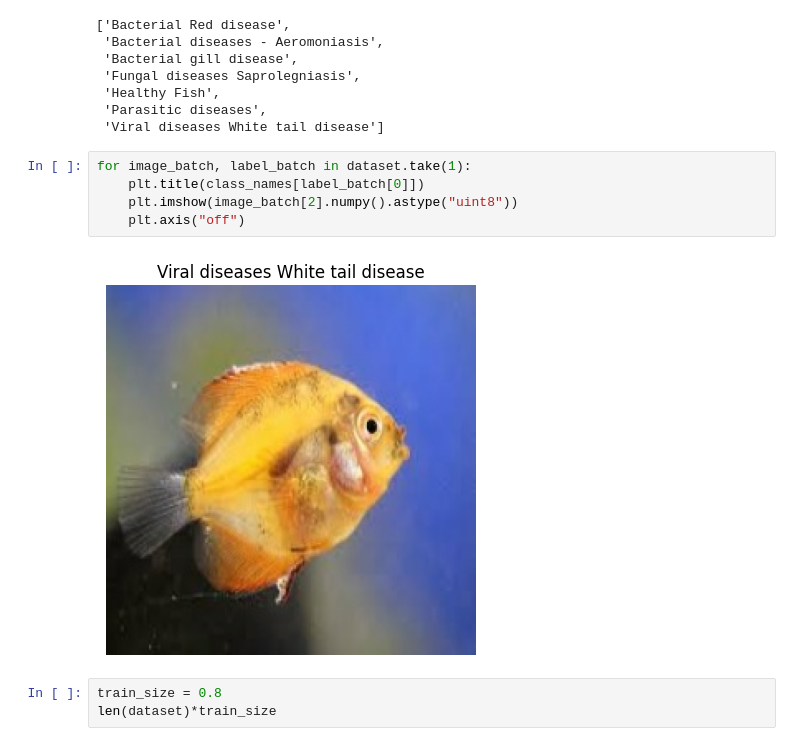
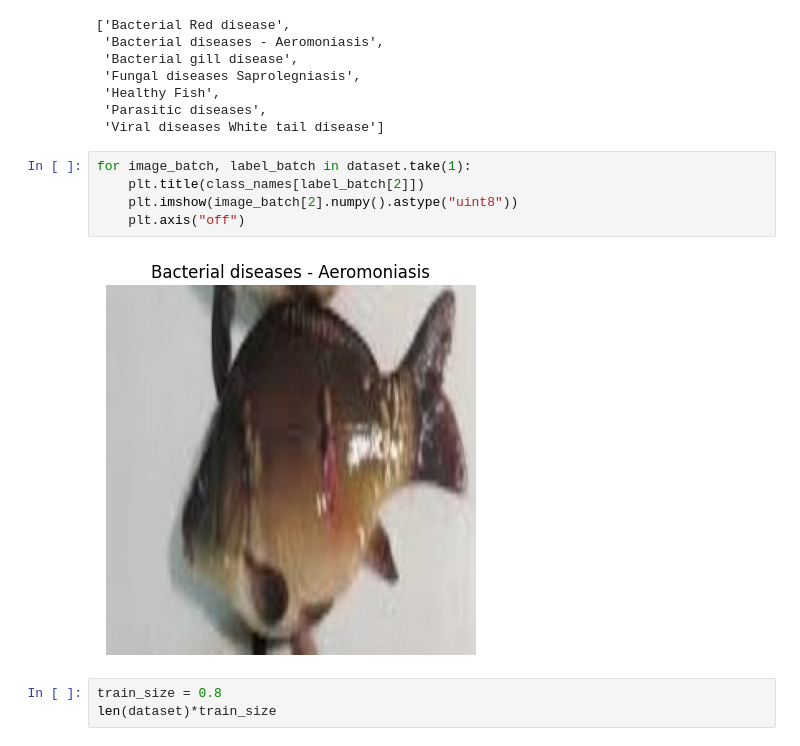
Before and after one commit to Mihan786Chistie/FishDiseaseML, a Jupyter notebook: training/training.ipynb, the cells around one changed output. Saved outputs shown, nothing was run; the diff lists cells and outputs as text.

```diff
--- a/training/training.ipynb
+++ b/training/training.ipynb
@@ -29,11 +29,11 @@ class_names
  'Viral diseases White tail disease']
 # %%
 for image_batch, label_batch in dataset.take(1):
-    plt.title(class_names[label_batch[0]])
+    plt.title(class_names[label_batch[2]])
     plt.imshow(image_batch[2].numpy().astype("uint8"))
     plt.axis("off")
 # %% [output]
-[figure, old version]
+[figure, new version]
 # %%
 train_size = 0.8
 len(dataset)*train_size
```
Also changed, not shown: parts of 1 cell of this notebook.
